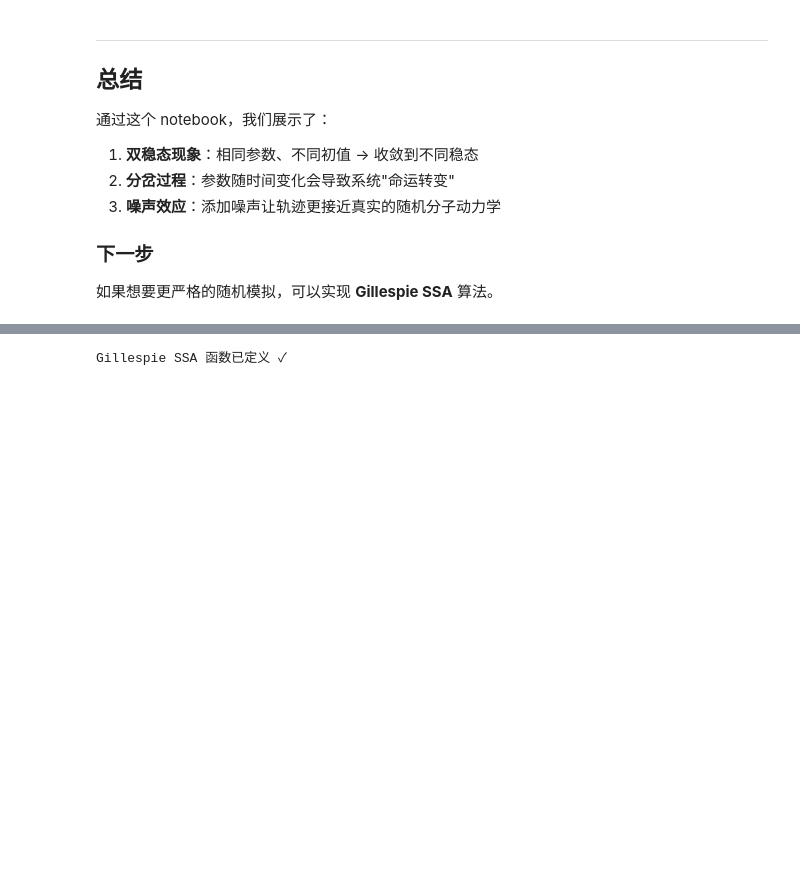
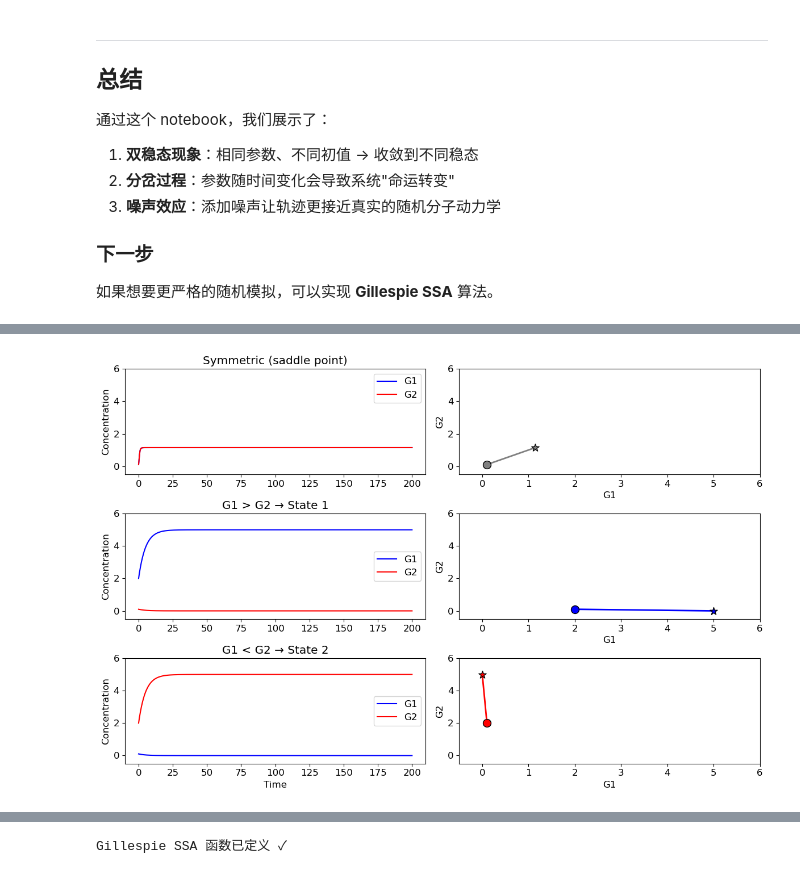
Before and after one commit to qhuang20/tutorial-system-biology, a Jupyter notebook: bistable_toggle_switch.ipynb, the cells around one changed output, grey strips where cells are left out. Saved outputs shown, nothing was run; the diff lists cells and outputs as text; code cells hidden in the pictures; blank space fills up the shorter version.

```diff
--- a/bistable_toggle_switch.ipynb
+++ b/bistable_toggle_switch.ipynb
@@ -288,0 +168,54 @@ plt.show()
+# %%
+%matplotlib inline
+import numpy as np
+import matplotlib.pyplot as plt
+from scipy.integrate import odeint
+
+k_1 = 1
+gamma_1 = 0.2
+k_2 = 1
+gamma_2 = 0.2
+c = 1
+h = 9
+
+def toggle_switch_ode(y, t, k_1, k_2, gamma_1, gamma_2, c, h):
+    G1, G2 = y
+    dG1_dt = k_1 * (c**h / (c**h + G2**h)) - gamma_1 * G1
+    dG2_dt = k_2 * (c**h / (c**h + G1**h)) - gamma_2 * G2
+    return [dG1_dt, dG2_dt]
+
+t = np.linspace(0, 200, 2000)
+
+# 三种不同的初始条件
+initial_conditions = [
+    ([0.1, 0.1], 'Symmetric (saddle point)', 'gray'),
+    ([2.0, 0.1], 'G1 > G2 → State 1', 'blue'),
+    ([0.1, 2.0], 'G1 < G2 → State 2', 'red'),
+]
+
+fig, axes = plt.subplots(3, 2, figsize=(12, 8))
+
+for i, (y0, title, color) in enumerate(initial_conditions):
+    solution = odeint(toggle_switch_ode, y0, t, args=(k_1, k_2, gamma_1, gamma_2, c, h))
+
+    axes[i, 0].plot(t, solution[:, 0], color='blue', label='G1')
+    axes[i, 0].plot(t, solution[:, 1], color='red', label='G2')
+    axes[i, 0].set_ylabel('Concentration')
+    axes[i, 0].set_title(f'{title}')
+    axes[i, 0].legend()
+    axes[i, 0].set_ylim(-0.5, 6)
+
+    # 相图轨迹
+    axes[i, 1].plot(solution[:, 0], solution[:, 1], color=color, linewidth=2)
+    axes[i, 1].scatter(y0[0], y0[1], s=100, c=color, marker='o', edgecolors='black', zorder=5)
+    axes[i, 1].scatter(solution[-1, 0], solution[-1, 1], s=100, c=color, marker='*', edgecolors='black', zorder=5)
+    axes[i, 1].set_xlabel('G1')
+    axes[i, 1].set_ylabel('G2')
+    axes[i, 1].set_xlim(-0.5, 6)
+    axes[i, 1].set_ylim(-0.5, 6)
+
+axes[2, 0].set_xlabel('Time')
+plt.tight_layout()
+plt.show()
+# %% [output]
+[figure, added]
```
Also changed, not shown: parts of 22 cells of this notebook, 1 other file.
